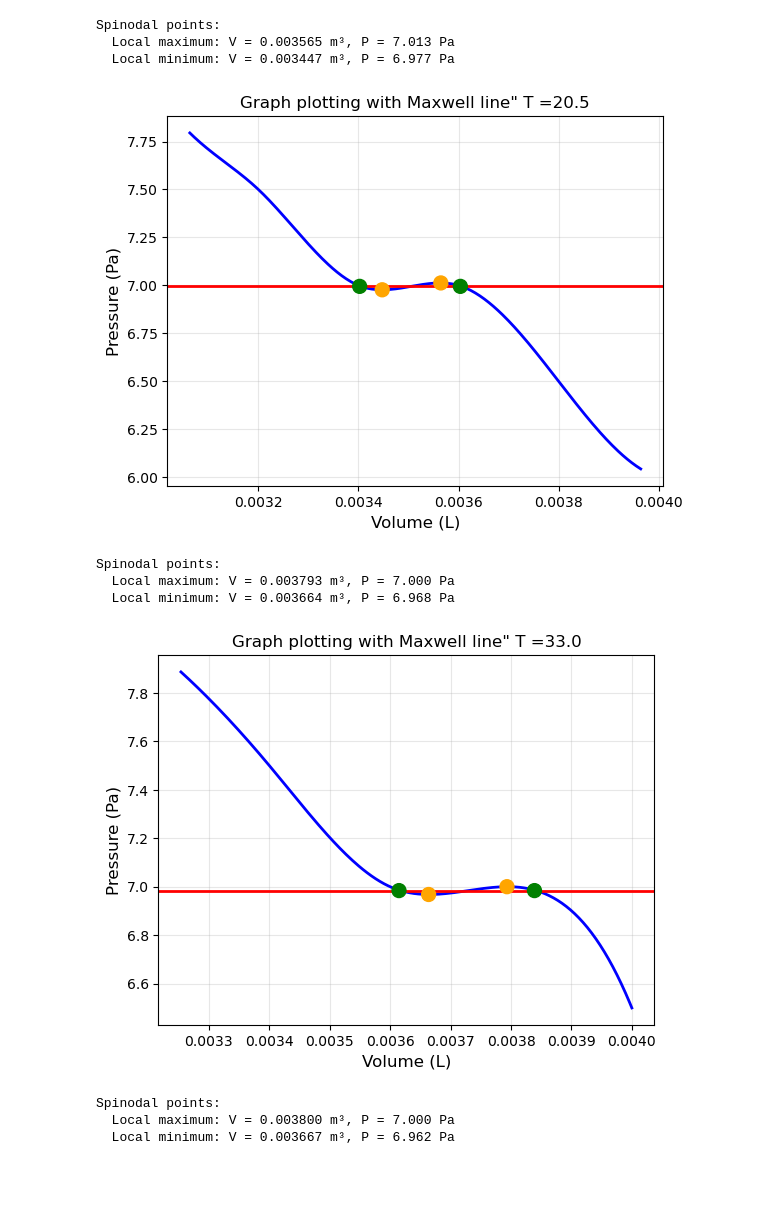
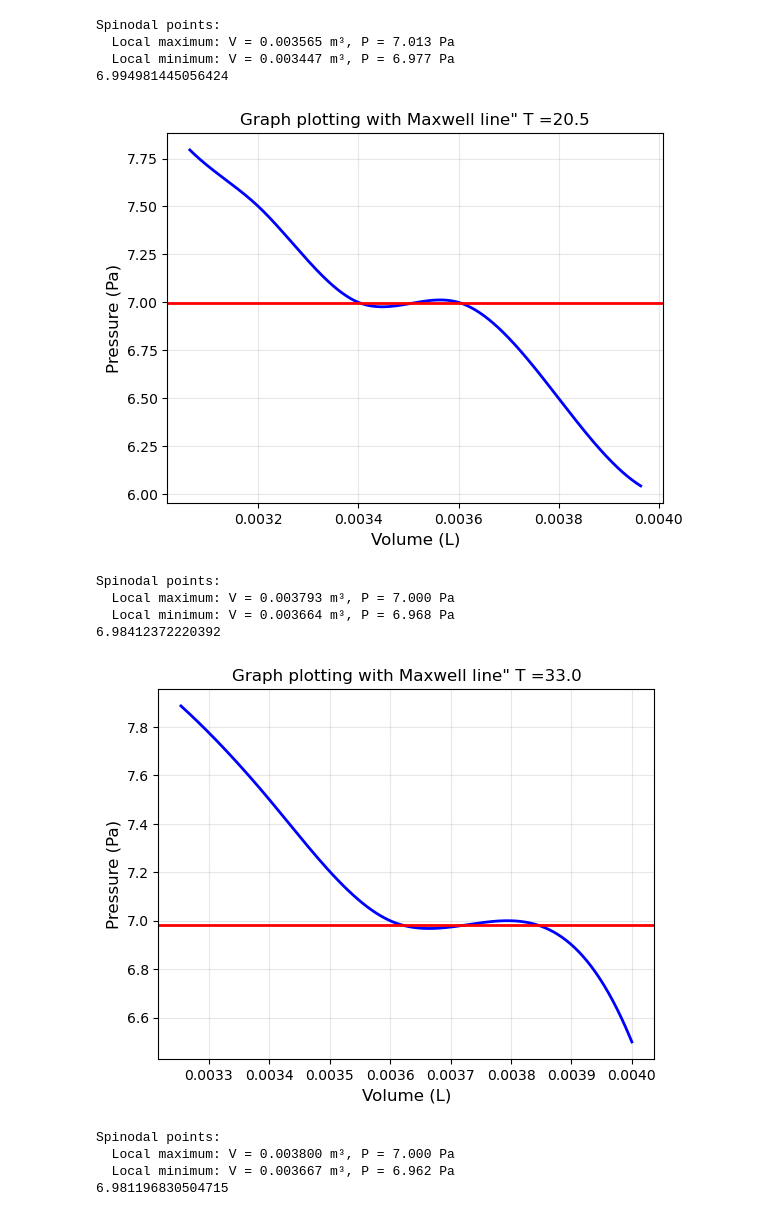
Before and after one commit to nomushu/Experiment-6, a Jupyter notebook: Jupyter code.ipynb, the cells around one changed output. Saved outputs shown, nothing was run; the diff lists cells and outputs as text; code cells hidden in the pictures; blank space fills up the shorter version.

```diff
--- a/Jupyter code.ipynb
+++ b/Jupyter code.ipynb
@@ -121,19 +102,9 @@ p_list = []
 v_list = []
 
 for i,p in enumerate(sheets):
-    data = pd.read_excel('Data_modified.xlsx',p)
-    datas = np.append(datas,data)
-    p = []
-    v = []
-    for g in data['Pressure(E5)Pa']:
-        p.append(g)
-    for g in data['Volume(E-03)L']:
-        v.append(g)
-    p_list.append(p)
-    v_list.append(v)
 
-    p_element = np.array(data['Pressure(E5)Pa'])
-    v_element = np.array(data['Volume(E-03)L']) * 1e-3
+    p_element = p_element_list[i]
+    v_element = v_element_list[i]
 
     volume_fine = np.linspace(min(v_element), max(v_element), 1000)
 
@@ -206,38 +177,44 @@ for i,p in enumerate(sheets):
         if P_m_candidates:
             best_idx = np.argmin(area_diffs)
             P_m = P_m_candidates[best_idx]
 
             crossings = np.where(np.diff(np.sign(pressure_fine - P_m)))[0]
             if len(crossings) >= 3:
                 v_liquid = volume_fine[crossings[0]]
                 v_vapor = volume_fine[crossings[2]]
 
                 v_zoom_min = v_liquid * 0.9
                 v_zoom_max = v_vapor * 1.1
                 zoom_mask = (volume_fine >= v_zoom_min) & (volume_fine <= v_zoom_max)
 
                 plt.plot(volume_fine[zoom_mask], pressure_fine[zoom_mask], 'b-', linewidth=2)
                 plt.axhline(y=P_m, color='red', linestyle='-', linewidth=2)
+                print(P_m)
 
+                """
                 plt.scatter([v_liquid, v_max, v_min, v_vapor],
                         [P_m, p_max, p_min, P_m],
                         color=['green', 'orange', 'orange', 'green'],
                         s=100, zorder=5)
+                """
 
                 plt.xlabel('Volume (L)', fontsize=12)
                 plt.ylabel('Pressure (Pa)', fontsize=12)
                 plt.title(f'Graph plotting with Maxwell line" T ={temperature[i]}', fontsize=12)
                 plt.grid(True, alpha=0.3)
                 plt.show()
 # %% [output]
 Spinodal points:
   Local maximum: V = 0.003565 m³, P = 7.013 Pa
   Local minimum: V = 0.003447 m³, P = 6.977 Pa
+6.994981445056424
-[figure, old version]
+[figure, new version]
 Spinodal points:
   Local maximum: V = 0.003793 m³, P = 7.000 Pa
   Local minimum: V = 0.003664 m³, P = 6.968 Pa
+6.98412372220392
-[figure, old version]
+[figure, new version]
 Spinodal points:
   Local maximum: V = 0.003800 m³, P = 7.000 Pa
   Local minimum: V = 0.003667 m³, P = 6.962 Pa
+6.981196830504715
```
Also changed, not shown: parts of 3 cells of this notebook.
